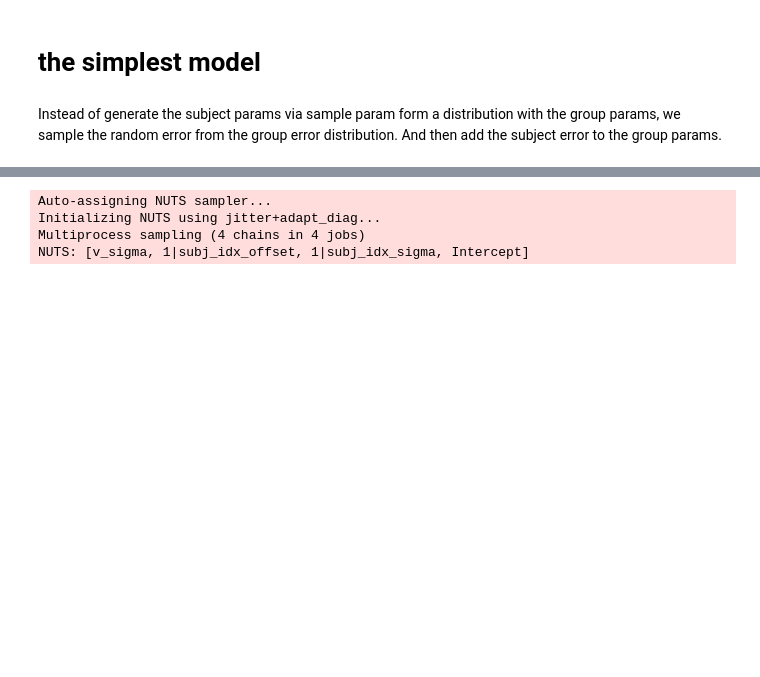
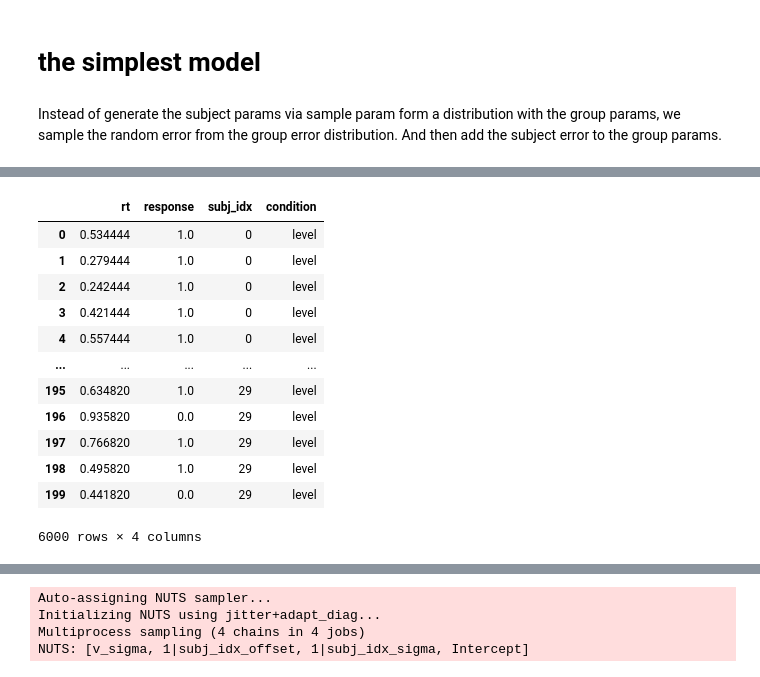
Before and after one commit to Yikang1020/Central-parietal-positive, a Jupyter notebook: 2_Study/2_4_Analysis/2_4_2_Scripts/parameter_recovery_simple.ipynb, the cells around one changed output, grey strips where cells are left out. Drawn from its saved outputs; the diff is of its cells as text; code cells hidden in the pictures; blank space fills up the shorter version.

```diff
--- a/2_Study/2_4_Analysis/2_4_2_Scripts/parameter_recovery_simple.ipynb
+++ b/2_Study/2_4_Analysis/2_4_2_Scripts/parameter_recovery_simple.ipynb
@@ -155 +223,17 @@ Text(0.5, 1.0, 't')
+# %%
+df
+# %% [output]
+|  | rt | response | subj_idx | condition |
+| 0 | 0.534444 | 1.0 | 0 | level |
+| 1 | 0.279444 | 1.0 | 0 | level |
+| 2 | 0.242444 | 1.0 | 0 | level |
+| 3 | 0.421444 | 1.0 | 0 | level |
+| 4 | 0.557444 | 1.0 | 0 | level |
+| ... | ... | ... | ... | ... |
+| 195 | 0.634820 | 1.0 | 29 | level |
+| 196 | 0.935820 | 0.0 | 29 | level |
+| 197 | 0.766820 | 1.0 | 29 | level |
+| 198 | 0.495820 | 1.0 | 29 | level |
+| 199 | 0.441820 | 0.0 | 29 | level |
+6000 rows × 4 columns
 # %%
```
Also changed, not shown: parts of 11 cells of this notebook.
